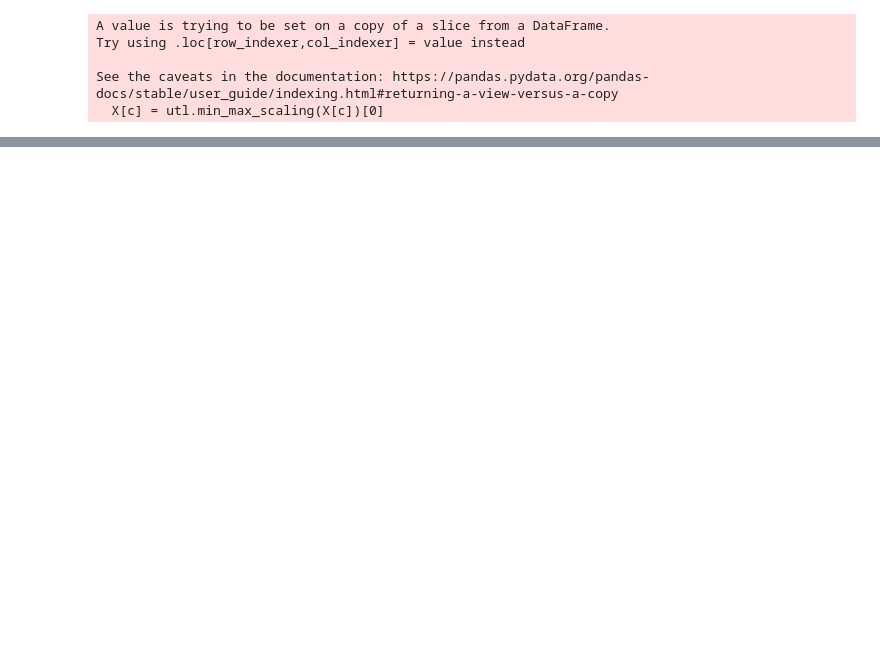
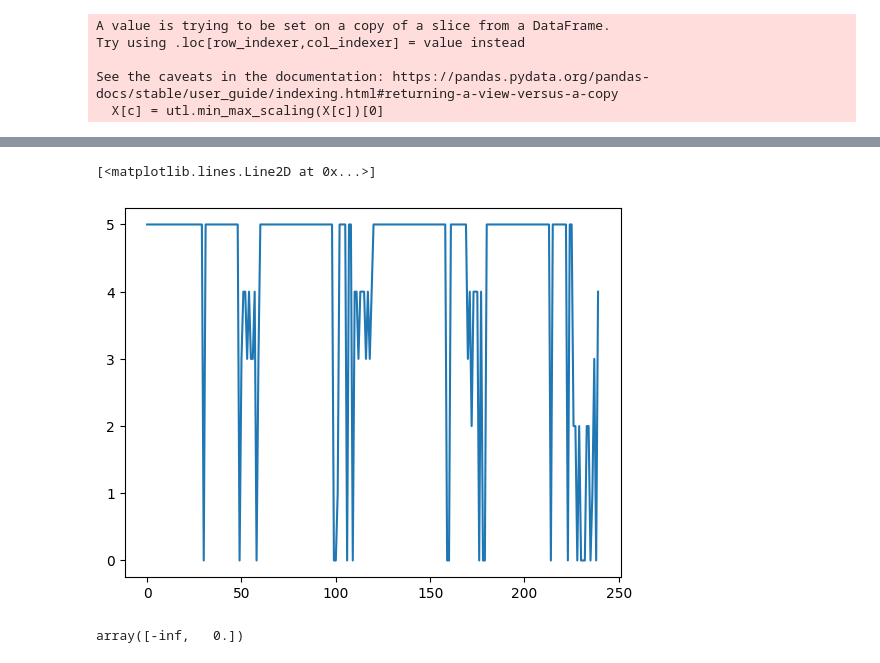
Before and after one commit to AndresFrancoG/MLModels, a Jupyter notebook: notebooks/linear_classifications.ipynb, the cells around one changed output, grey strips where cells are left out. Drawn from its saved outputs; the diff is of its cells as text; code cells hidden in the pictures; blank space fills up the shorter version.

Commit message:
ADD: Minimization and prediction

```diff
--- a/notebooks/linear_classifications.ipynb
+++ b/notebooks/linear_classifications.ipynb
@@ -11,0 +14,3 @@ import utils as utl
+# %%
+def log_reg_predict(w, X):
+    return (w*X).sum(axis=1)
@@ -45,7 +97,6 @@ X_np = X_mod.to_numpy()
 m = len(X_mod)
 
 
-
 # Inicializes data
 J = np.ones(len(y_res.columns))
 w_df = pd.DataFrame()
@@ -54,10 +105,10 @@ for i,val in enumerate(y_res.columns):
 w = w_df.to_numpy()
 y_c = y_res.to_numpy()
 
-# Calculates cost function for each class
+# Minimizes the cost function
 for i,val in enumerate(y_res.columns):
-    y_pred = (w[:,0]*X_np).sum(axis=1)
-    h = 1/(1 + np.exp(y_pred))
-    J[i] = - (1/m)*np.sum(y_c[:,i]*np.log(h) + (1-y_c[:,i])*np.log(1-h))
-J
+    res = minimize(lcf_for_min, w[:,i], args=(X_np, y_c[:,i]))
+    w[:,i] = res.x
+
+w
 # %% [output]
@@ -65,0 +125,23 @@ array([0.48097969, 0.46852552, 0.49193453, 0.46609313, 0.47744671,
+# %%
+# Predictions
+y_pred = pd.DataFrame()
+for i,val in enumerate(y_res.columns):
+    y_pred[val] = log_reg_predict(w[:,i], X_np)
+
+for c in y_pred.columns:
+    y_pred[c] = utl.min_max_scaling(y_pred[c])[0]
+
+orig_cols = y_pred.columns
+y_pred['res'] = y_pred.apply(lambda x: np.argmax(x[orig_cols].to_numpy()) ,axis =1)
+# %%
+plt.plot(y_pred['res'])
+# for c in y_pred.columns:
+#     plt.plot(y_pred[c])
+# plt.show()
+# %% [output]
+[<matplotlib.lines.Line2D at 0x...>]
+[figure, added]
+# %%
+np.log([0,1])
+# %% [output]
+array([-inf,   0.])
```
Also changed, not shown: parts of 5 cells of this notebook.
